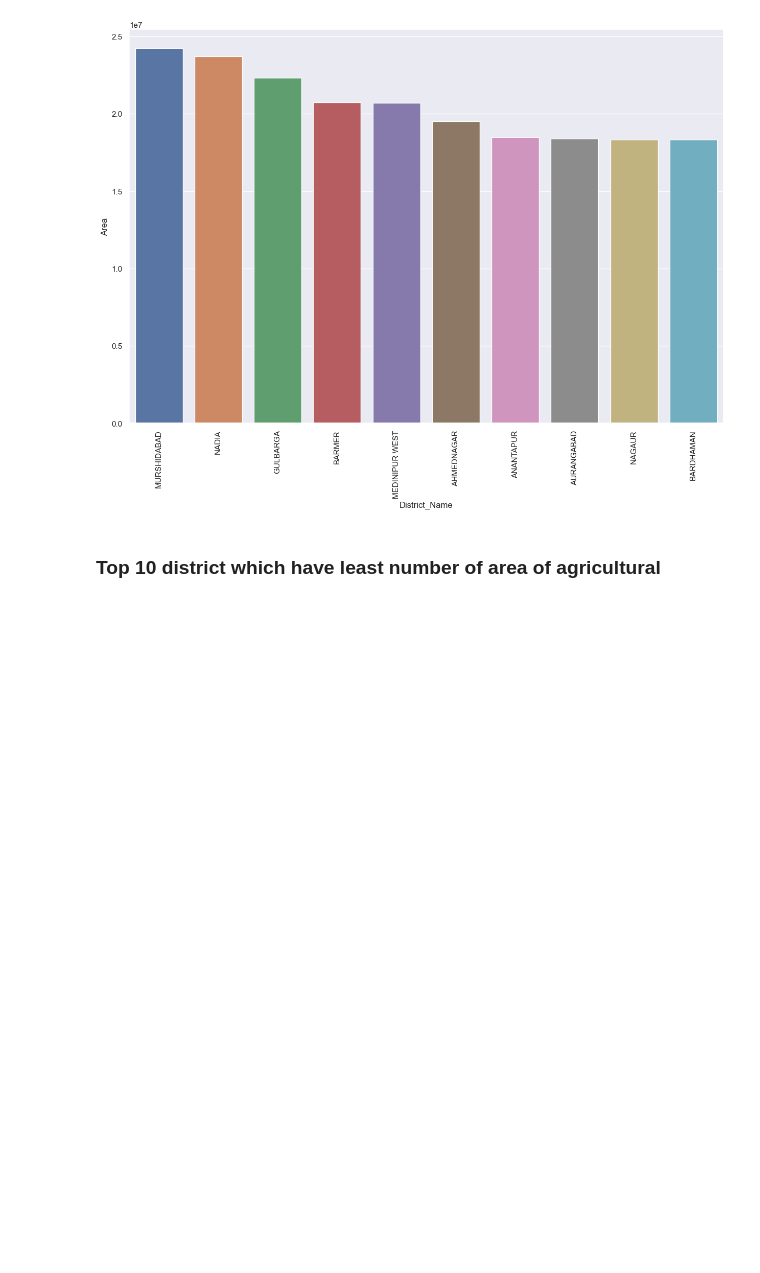
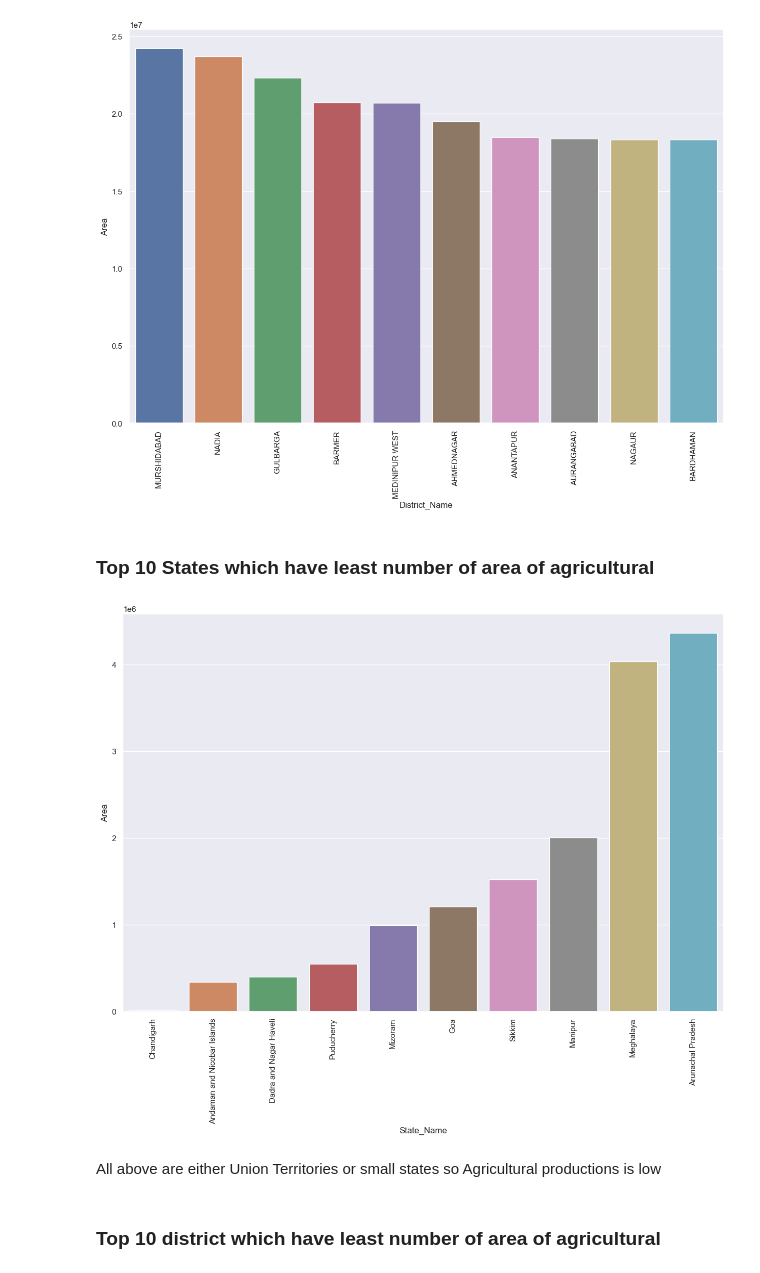
Before and after one commit to sachincmanjrekar/CM, a Jupyter notebook: Indian_Crops.ipynb, the cells around one changed output. Cells and saved outputs as stored; diff of their text form; code cells hidden in the pictures; blank space fills up the shorter version.

```diff
--- a/Indian_Crops.ipynb
+++ b/Indian_Crops.ipynb
@@ -154,6 +170,18 @@ ax = sns.barplot(data=tc,x='District_Name',y='Area')
 ax.tick_params(axis='x',rotation=90)
 # %% [output]
 [figure]
+# %% [markdown]
+### Top 10 States which have least number of area of agricultural
+# %%
+tc = df.groupby(['State_Name'])['Area'].sum().sort_values(ascending=False).nsmallest(10).to_frame()
+tc = tc.reset_index()
+sns.set(rc={"figure.figsize" :(15,10)})
+ax = sns.barplot(data=tc,x='State_Name',y='Area')
+ax.tick_params(axis='x',rotation=90)
+# %% [output]
+[figure, added]
+# %% [markdown]
+All above are either Union Territories or small states so Agricultural productions is low
 # %% [markdown]
 ### Top 10 district which have least number of area of agricultural
 # %%
```
Also changed, not shown: parts of 23 cells of this notebook.
